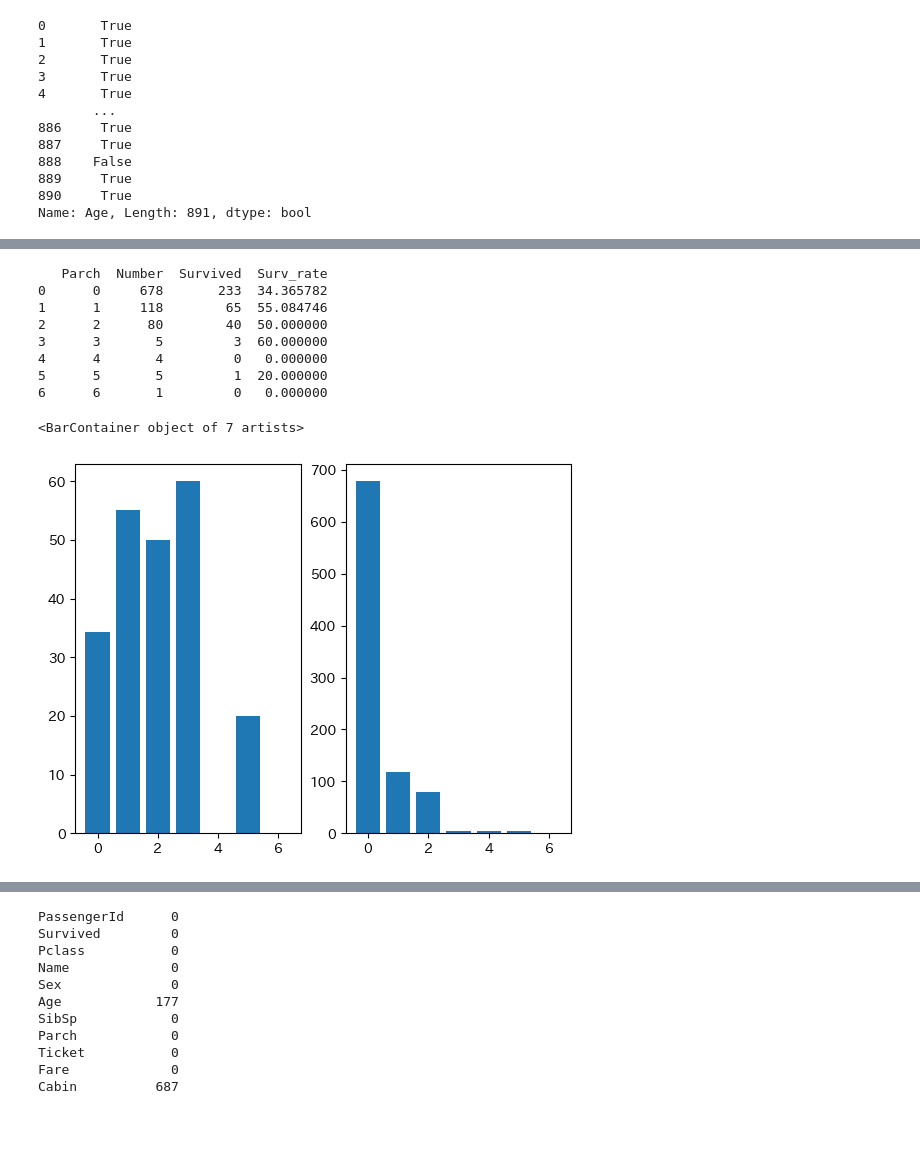
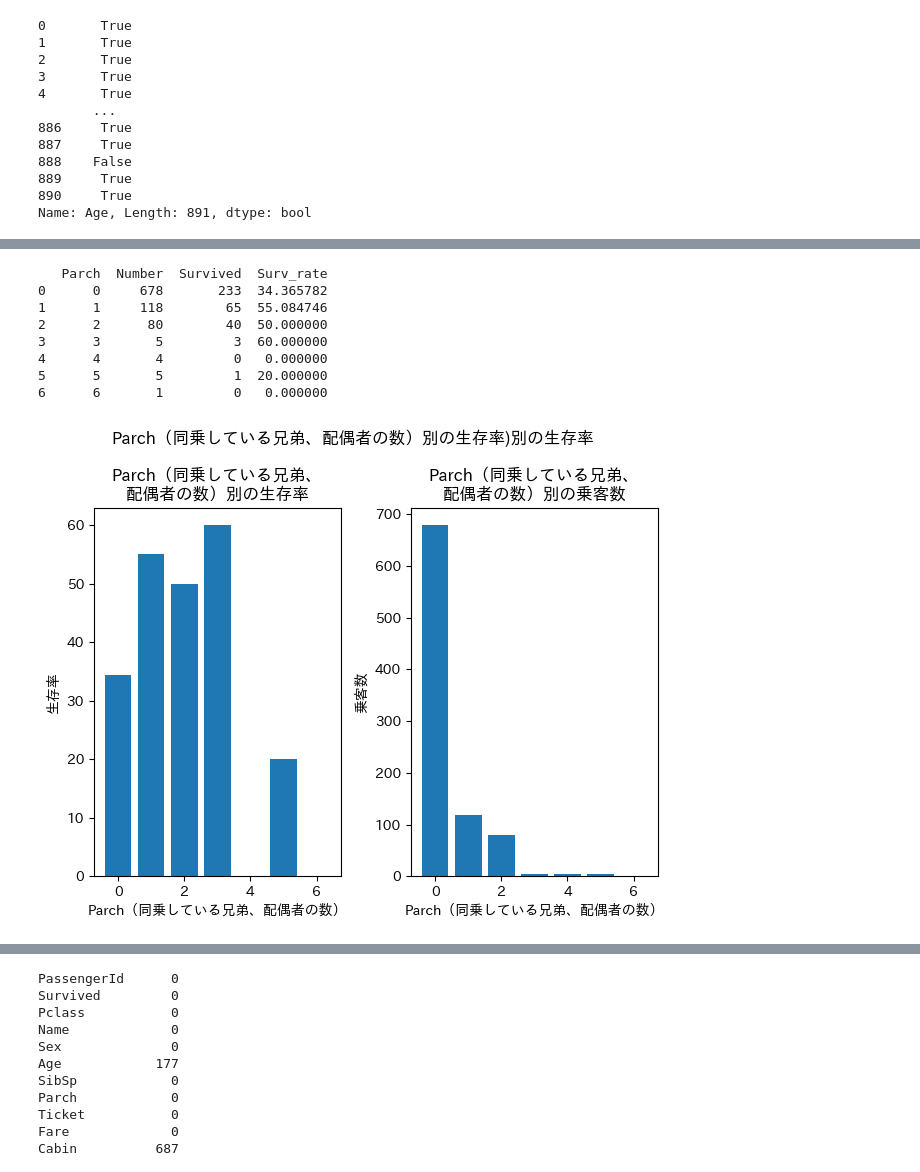
Before and after one commit to wakooota/titanic, a Jupyter notebook: titanic_2.ipynb, the cells around one changed output, grey strips where cells are left out. Cells and saved outputs as stored; diff of their text form; code cells hidden in the pictures; blank space fills up the shorter version.

```diff
--- a/titanic_2.ipynb
+++ b/titanic_2.ipynb
@@ -200,24 +242,34 @@ plt.bar(train_sibsp["SibSp"], train_sibsp["Number"])
 # %%
 #Parch（同乗している兄弟、配偶者の数）別の生存率
 train_parch = pd.pivot_table(train[["Parch", "Survived", "Number"]], index="Parch", aggfunc="sum").reset_index()
 train_parch["Surv_rate"]=(train_parch["Survived"]/train_parch["Number"])*100
 print(train_parch)
 
 plt.figure()
 
 plt.subplot(1,2,1)
 plt.bar(train_parch["Parch"], train_parch["Surv_rate"])
+plt.title("Parch（同乗している兄弟、\n配偶者の数）別の生存率")
+plt.xlabel("Parch（同乗している兄弟、配偶者の数）")
+plt.ylabel("生存率")
+
 plt.subplot(1,2,2)
 plt.bar(train_parch["Parch"], train_parch["Number"])
+plt.title("Parch（同乗している兄弟、\n配偶者の数）別の乗客数")
+plt.xlabel("Parch（同乗している兄弟、配偶者の数）")
+plt.ylabel("乗客数")
+
+plt.tight_layout()
+plt.suptitle("Parch（同乗している兄弟、配偶者の数）別の生存率)別の生存率", x=0.5, y=1.05)
+plt.show()
 # %% [output]
    Parch  Number  Survived  Surv_rate
 0      0     678       233  34.365782
 1      1     118        65  55.084746
 2      2      80        40  50.000000
 3      3       5         3  60.000000
 4      4       4         0   0.000000
 5      5       5         1  20.000000
 6      6       1         0   0.000000
-<BarContainer object of 7 artists>
-[figure, old version]
+[figure, new version]
 # %%
```
Also changed, not shown: parts of 7 cells of this notebook.
